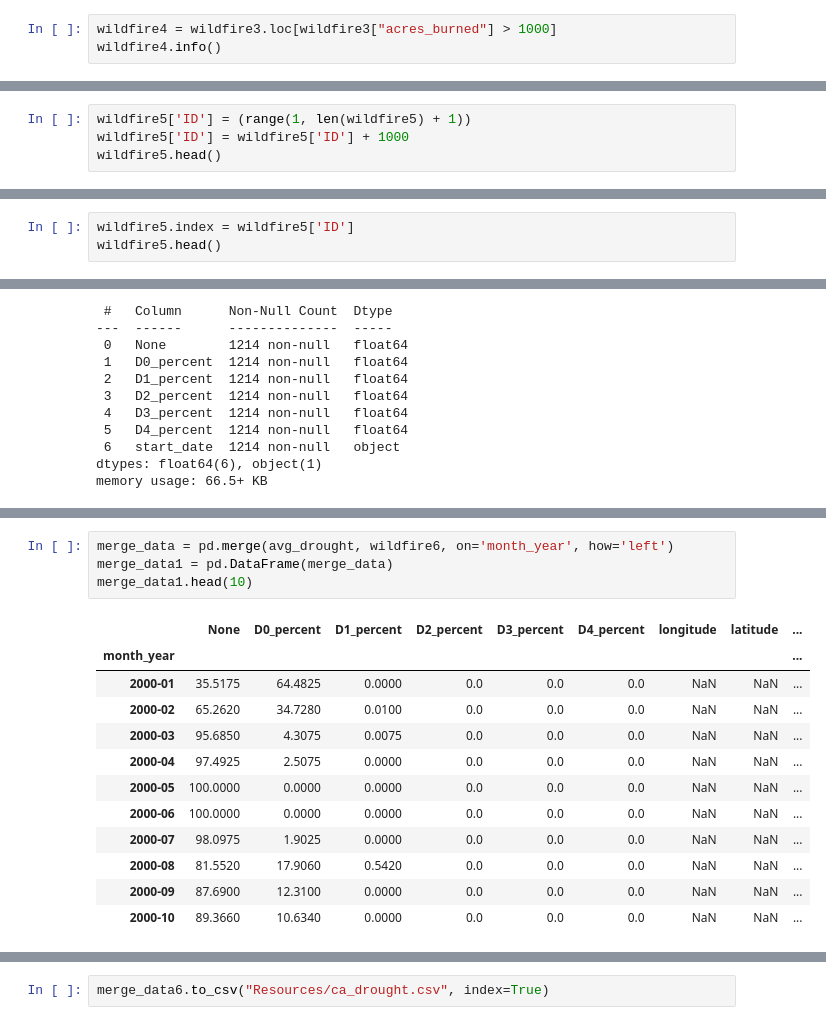
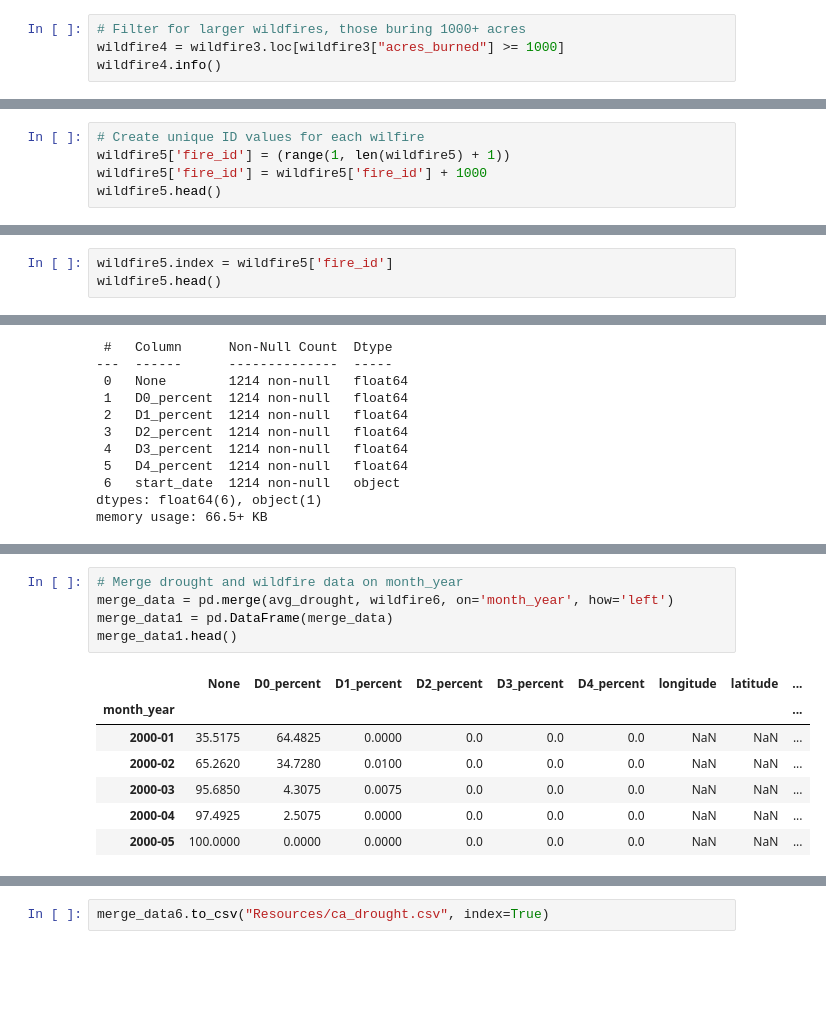
Before and after one commit to Erink8/Project3, a Jupyter notebook: CA_wildfire_data.ipynb, the cells around one changed output, grey strips where cells are left out. Drawn from its saved outputs; the diff is of its cells as text; blank space fills up the shorter version.

```diff
--- a/CA_wildfire_data.ipynb
+++ b/CA_wildfire_data.ipynb
@@ -93,5 +102,6 @@ memory usage: 129.0+ KB
 # %%
-wildfire4 = wildfire3.loc[wildfire3["acres_burned"] > 1000]
+# Filter for larger wildfires, those buring 1000+ acres
+wildfire4 = wildfire3.loc[wildfire3["acres_burned"] >= 1000]
 wildfire4.info()
 # %% [output]
 <class 'pandas.core.frame.DataFrame'>
@@ -201,6 +206,7 @@ memory usage: 25.9+ KB
 # %%
-wildfire5['ID'] = (range(1, len(wildfire5) + 1))
-wildfire5['ID'] = wildfire5['ID'] + 1000
+# Create unique ID values for each wilfire
+wildfire5['fire_id'] = (range(1, len(wildfire5) + 1))
+wildfire5['fire_id'] = wildfire5['fire_id'] + 1000
 wildfire5.head()
 # %% [output]
 A value is trying to be set on a copy of a slice from a DataFrame.
@@ -219,7 +226,7 @@ See the caveats in the documentation: https://pandas.pydata.org/pandas-docs/stab
 | 22 | San Felipe Fire | San Diego | San Felipe Road, north of Highway... | -116.525790 | 33.121110 | 2650.0 | 2013-05-23 | 2013-05-26 | ... |
 | 25 | General Fire | San Diego | Banner Grade area, south of Hwy 7... | -116.520900 | 33.044580 | 2500.0 | 2013-05-26 | 2013-05-31 | ... |
 # %%
-wildfire5.index = wildfire5['ID']
+wildfire5.index = wildfire5['fire_id']
 wildfire5.head()
 # %% [output]
 |  | incident_name | county | location | longitude | latitude | acres_burned | start_date | extinguished_date | ... |
@@ -369,18 +398,14 @@ avg_drought.head()
 # %%
+# Merge drought and wildfire data on month_year
 merge_data = pd.merge(avg_drought, wildfire6, on='month_year', how='left')
 merge_data1 = pd.DataFrame(merge_data)
-merge_data1.head(10)
+merge_data1.head()
 # %% [output]
 |  | None | D0_percent | D1_percent | D2_percent | D3_percent | D4_percent | longitude | latitude | ... |
 | month_year |  |  |  |  |  |  |  |  | ... |
 | 2000-01 | 35.5175 | 64.4825 | 0.0000 | 0.0 | 0.0 | 0.0 | NaN | NaN | ... |
 | 2000-02 | 65.2620 | 34.7280 | 0.0100 | 0.0 | 0.0 | 0.0 | NaN | NaN | ... |
 | 2000-03 | 95.6850 | 4.3075 | 0.0075 | 0.0 | 0.0 | 0.0 | NaN | NaN | ... |
 | 2000-04 | 97.4925 | 2.5075 | 0.0000 | 0.0 | 0.0 | 0.0 | NaN | NaN | ... |
 | 2000-05 | 100.0000 | 0.0000 | 0.0000 | 0.0 | 0.0 | 0.0 | NaN | NaN | ... |
-| 2000-06 | 100.0000 | 0.0000 | 0.0000 | 0.0 | 0.0 | 0.0 | NaN | NaN | ... |
-| 2000-07 | 98.0975 | 1.9025 | 0.0000 | 0.0 | 0.0 | 0.0 | NaN | NaN | ... |
-| 2000-08 | 81.5520 | 17.9060 | 0.5420 | 0.0 | 0.0 | 0.0 | NaN | NaN | ... |
-| 2000-09 | 87.6900 | 12.3100 | 0.0000 | 0.0 | 0.0 | 0.0 | NaN | NaN | ... |
-| 2000-10 | 89.3660 | 10.6340 | 0.0000 | 0.0 | 0.0 | 0.0 | NaN | NaN | ... |
 # %%
```
Also changed, not shown: parts of 38 cells of this notebook, 3 other files.
